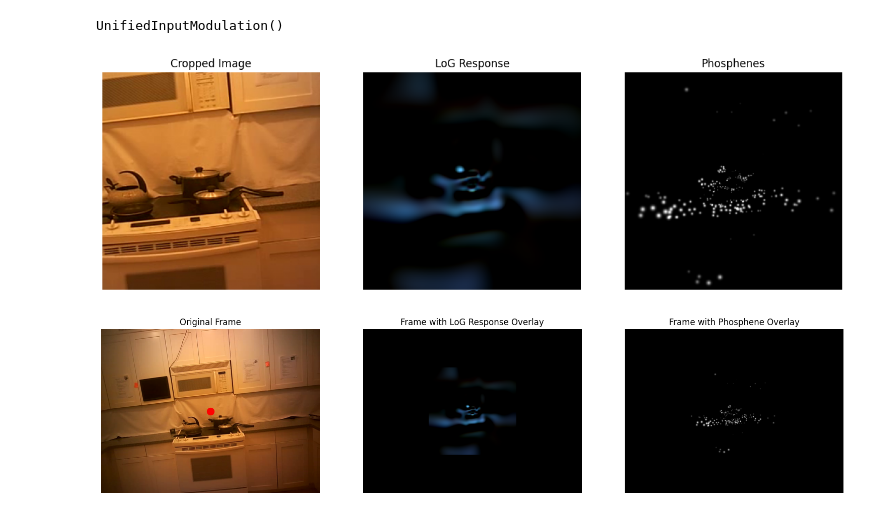
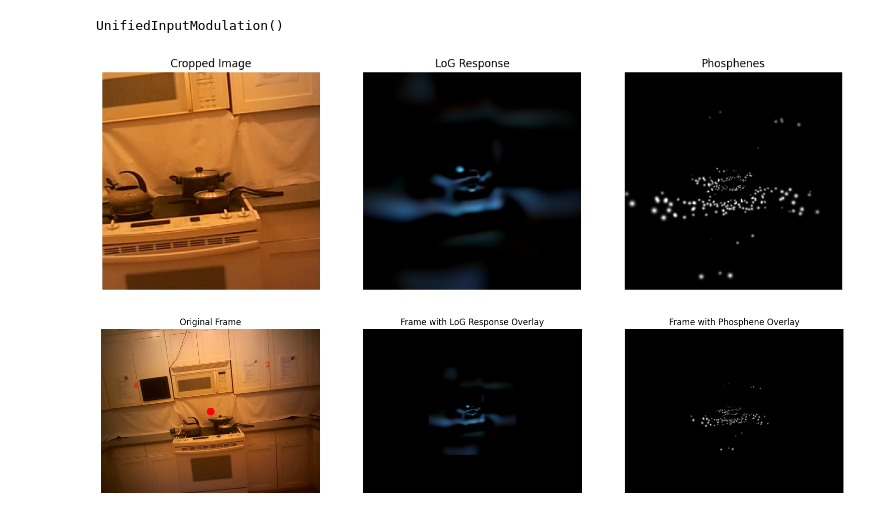
Before and after one commit to MichelleAppel/SCAPE, a Jupyter notebook: notebooks/gaze_demo.ipynb, the cells around one changed output. Saved outputs shown, nothing was run; the diff lists cells and outputs as text; code cells hidden in the pictures.

Commit message:
CDF normalization

```diff
--- a/notebooks/gaze_demo.ipynb
+++ b/notebooks/gaze_demo.ipynb
@@ -259,5 +261,35 @@ plt.show()
 # %% [markdown]
 # Fov Conv2D LoG Module
+# %%
+def modified_cdf_normalization(electrode, amplitude):
+    # electrode: a tensor of stimulation values.
+    # Compute mean and std on the nonzero elements if desired,
+    # or use global mean/std if that makes sense in your application.
+    # Here, for example, we compute over all values:
+    mean_val = electrode.mean()
+    std_val = electrode.std()
+
+    # Compute the standard normal CDF at a value:
+    def standard_normal_cdf(x):
+        return 0.5 * (1 + torch.erf(x / math.sqrt(2)))
+
+    # Compute CDF at zero:
+    cdf0 = standard_normal_cdf((0 - mean_val) / std_val)
+
+    # Create a normalized tensor, preserving zeros:
+    # For nonzero elements, apply the mapping.
+    normalized = electrode.clone()
+    # Create a mask for nonzero entries:
+    mask = electrode > 0
+    # For these entries, compute their z-scores:
+    z = (electrode[mask] - mean_val) / std_val
+    cdfx = standard_normal_cdf(z)
+
+    # Map the nonzero elements so that when x==0, the output is 0,
+    # and as x increases, F(x) approaches amplitude.
+    normalized[mask] = amplitude * (cdfx - cdf0) / (1 - cdf0)
+    # (Elements that are zero remain zero.)
+    return normalized
 # %%
 mapper = VisualFieldMapper(simulator=simulator)
 
@@ -290,7 +322,7 @@ plt.show()
 # %%
 sigma_map_tensor = torch.Tensor(sigma_cortical_pix).float().cuda().unsqueeze(0).unsqueeze(0).detach()
 layer = UnifiedInputModulation(
-    kernel_size=137,
+    kernel_size=127,
     kernel_type="log",
     sigma_map=sigma_map_tensor,
     dilation=1,
@@ -305,35 +337,37 @@ image = cropped[..., ::-1] / 255
 
 image_tensor = torch.Tensor(image.transpose(2,0,1)).unsqueeze(0).float().cuda().detach()
 
 with torch.no_grad():
     response = layer(image_tensor).clip(0, None).detach()
 response = (response - response.min()) / (response.max() - response.min())
 response = response.squeeze().cpu().detach().numpy()
 
 simulator.reset()
 stimulus = torch.tensor(response.max(0)).float().cuda()
-phosphenes = simulator(simulator.sample_stimulus(stimulus, rescale=True)*np.pi*stim_weights)
+electrodes = simulator.sample_stimulus(stimulus, rescale=True)
+electrodes = modified_cdf_normalization(electrodes, amplitude)
+phosphenes = simulator(electrodes*stim_weights)
 
 plt.figure(figsize=(15, 8))
 
 plt.subplot(1, 3, 1)
 plt.imshow(image, cmap='gray')
 plt.title('Cropped Image')
 plt.axis('off')
 
 plt.subplot(1, 3, 2)
 plt.imshow(response.transpose(1,2,0)[:, :, ::-1], cmap='gray')
 plt.title('LoG Response')
 plt.axis('off')
 
 plt.subplot(1, 3, 3)
 plt.imshow(phosphenes.cpu(), cmap='gray')
 plt.title('Phosphenes')
 plt.axis('off')
 
 plt.show()
 # %% [output]
-[figure, old version]
+[figure, new version]
 # %%
 import numpy as np
 import cv2
```
Also changed, not shown: parts of 7 cells of this notebook, 9 other files.
